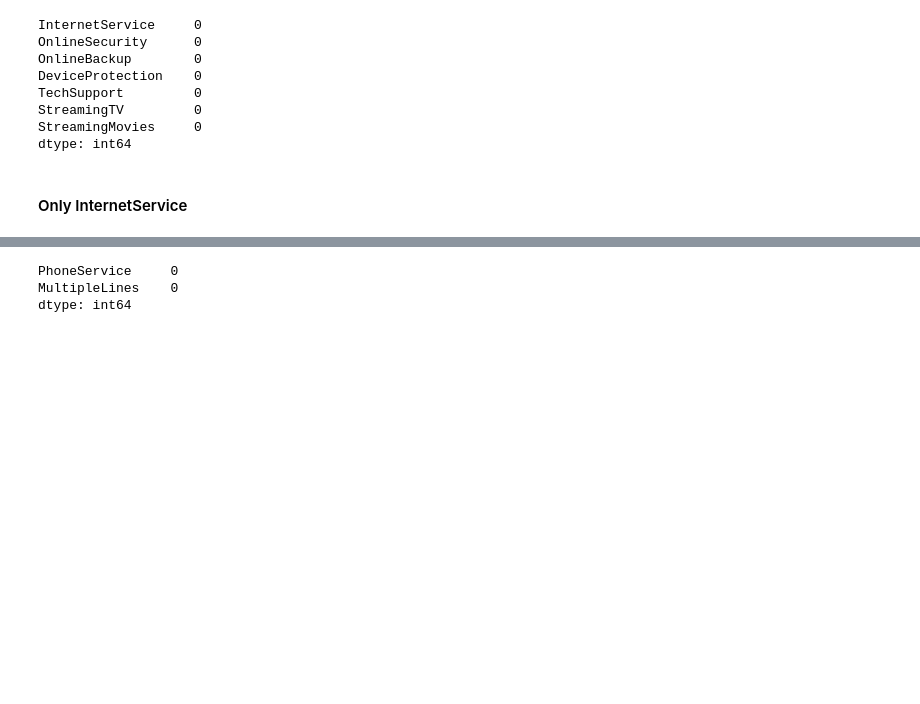
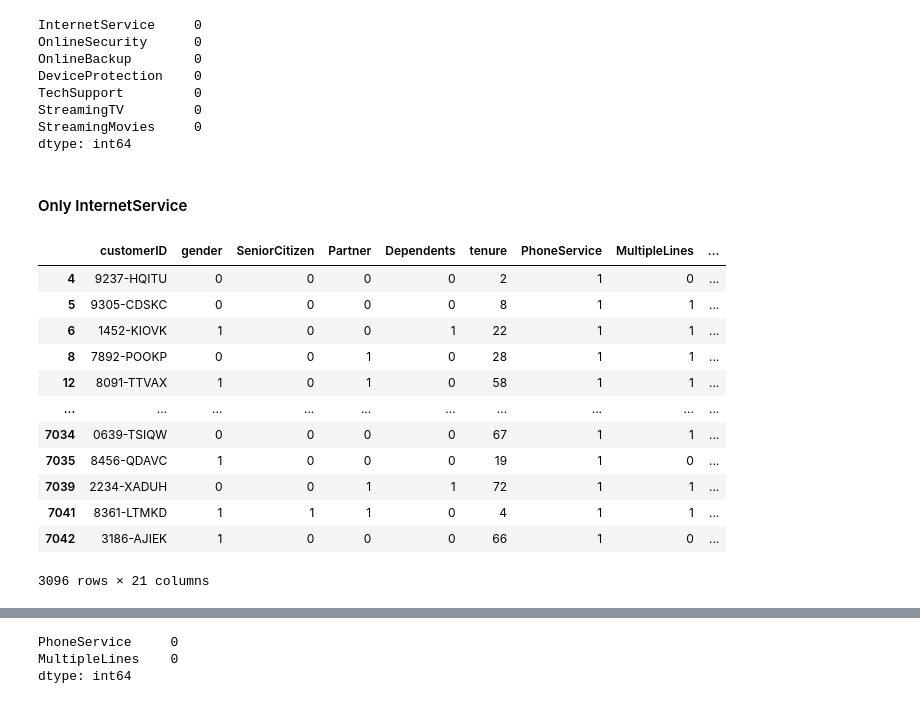
Before and after one commit to Jaumeesoleer/telco-churn-prediction, a Jupyter notebook: notebooks/data.ipynb, the cells around one changed output, grey strips where cells are left out. Saved outputs shown, nothing was run; the diff lists cells and outputs as text; code cells hidden in the pictures; blank space fills up the shorter version.

```diff
--- a/notebooks/data.ipynb
+++ b/notebooks/data.ipynb
@@ -334,4 +345,20 @@ phone_df = phone_df.drop(columns=['InternetService', 'OnlineSecurity', 'OnlineBa
 phone_df.to_csv(PROCESSED_PATH / 'phone_service.csv', index = None)
 # %% [markdown]
 #### Only InternetService
+# %%
+telco_df[(telco_df['InternetService'] == 2)]
+# %% [output]
+|  | customerID | gender | SeniorCitizen | Partner | Dependents | tenure | PhoneService | MultipleLines | ... |
+| 4 | 9237-HQITU | 0 | 0 | 0 | 0 | 2 | 1 | 0 | ... |
+| 5 | 9305-CDSKC | 0 | 0 | 0 | 0 | 8 | 1 | 1 | ... |
+| 6 | 1452-KIOVK | 1 | 0 | 0 | 1 | 22 | 1 | 1 | ... |
+| 8 | 7892-POOKP | 0 | 0 | 1 | 0 | 28 | 1 | 1 | ... |
+| 12 | 8091-TTVAX | 1 | 0 | 1 | 0 | 58 | 1 | 1 | ... |
+| ... | ... | ... | ... | ... | ... | ... | ... | ... | ... |
+| 7034 | 0639-TSIQW | 0 | 0 | 0 | 0 | 67 | 1 | 1 | ... |
+| 7035 | 8456-QDAVC | 1 | 0 | 0 | 0 | 19 | 1 | 0 | ... |
+| 7039 | 2234-XADUH | 0 | 0 | 1 | 1 | 72 | 1 | 1 | ... |
+| 7041 | 8361-LTMKD | 1 | 1 | 1 | 0 | 4 | 1 | 1 | ... |
+| 7042 | 3186-AJIEK | 1 | 0 | 0 | 0 | 66 | 1 | 0 | ... |
+3096 rows × 21 columns
 # %%
```
Also changed, not shown: parts of 5 cells of this notebook, 1 other file.
